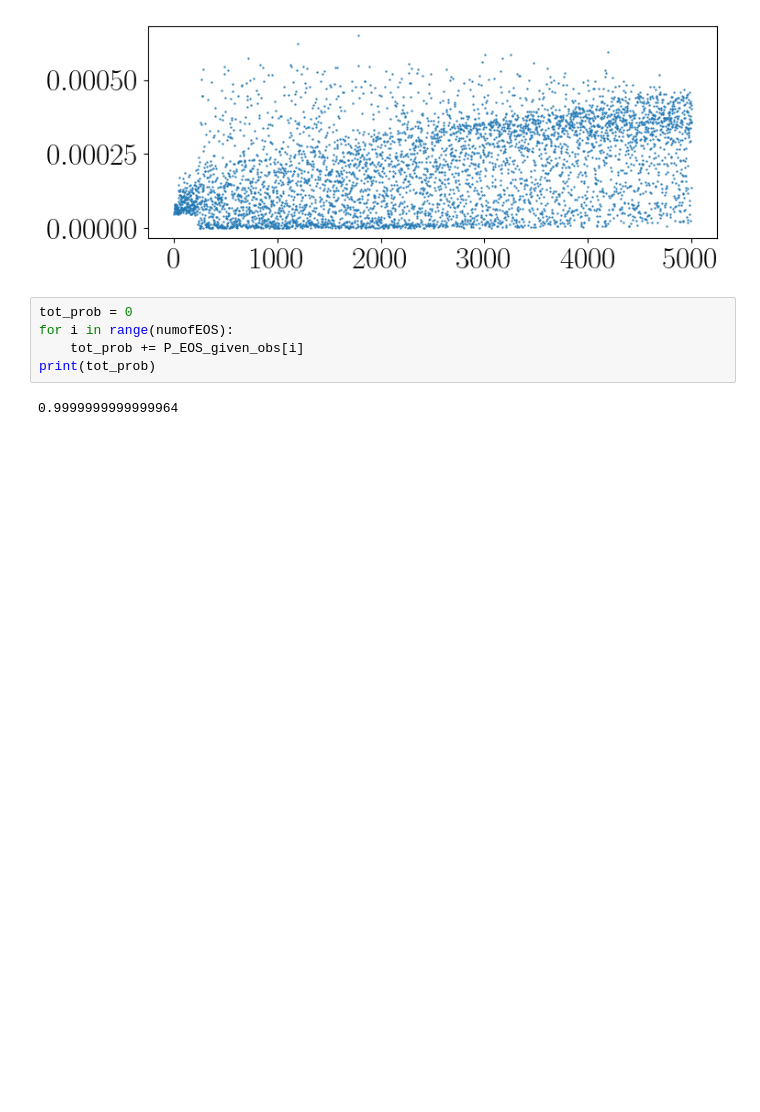
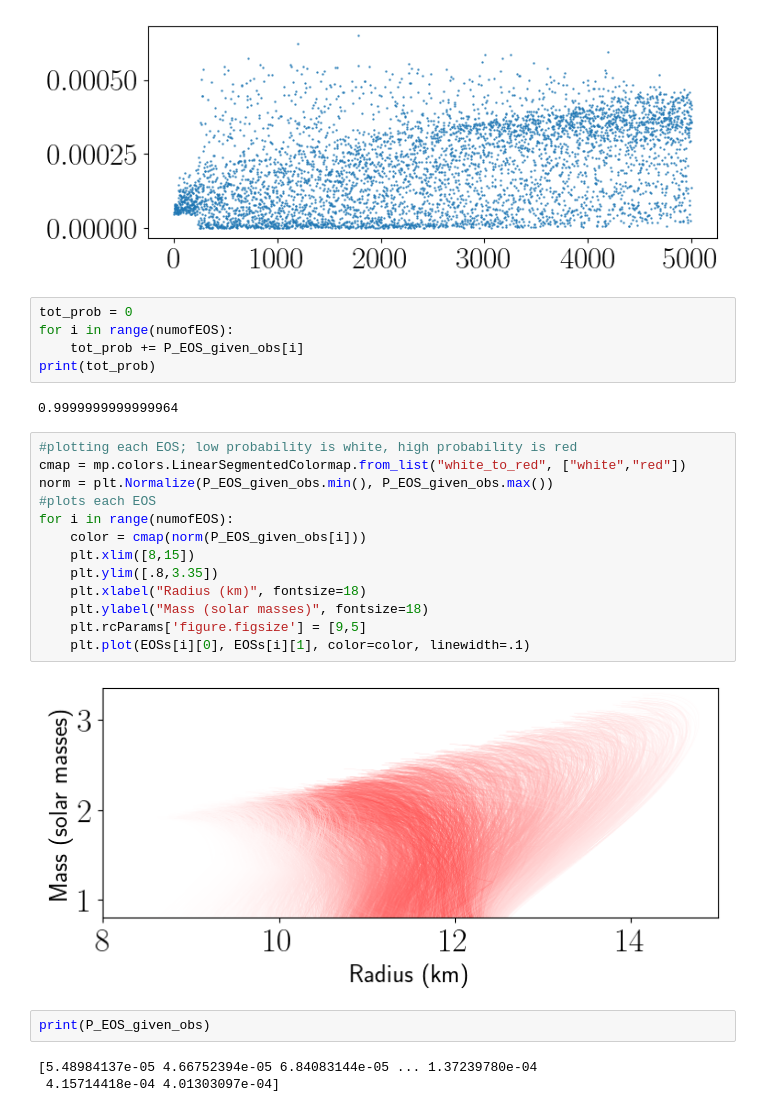
Before and after one commit to tatep0/Astroboy, a Jupyter notebook: Neutron Stars/EOS/2varGaussian.ipynb, the cells around one changed output. Saved outputs shown, nothing was run; the diff lists cells and outputs as text; blank space fills up the shorter version.

Commit message:
New plot of EOS colored by probability
More probable EOS are darker red in the final plot

```diff
--- a/Neutron Stars/EOS/2varGaussian.ipynb
+++ b/Neutron Stars/EOS/2varGaussian.ipynb
@@ -88,3 +89,23 @@ for i in range(numofEOS):
 print(tot_prob)
 # %% [output]
 0.9999999999999964
+# %%
+#plotting each EOS; low probability is white, high probability is red
+cmap = mp.colors.LinearSegmentedColormap.from_list("white_to_red", ["white","red"])
+norm = plt.Normalize(P_EOS_given_obs.min(), P_EOS_given_obs.max())
+#plots each EOS
+for i in range(numofEOS):
+    color = cmap(norm(P_EOS_given_obs[i]))
+    plt.xlim([8,15])
+    plt.ylim([.8,3.35])
+    plt.xlabel("Radius (km)", fontsize=18)
+    plt.ylabel("Mass (solar masses)", fontsize=18)
+    plt.rcParams['figure.figsize'] = [9,5]
+    plt.plot(EOSs[i][0], EOSs[i][1], color=color, linewidth=.1)
+# %% [output]
+[figure, added]
+# %%
+print(P_EOS_given_obs)
+# %% [output]
+[5.48984137e-05 4.66752394e-05 6.84083144e-05 ... 1.37239780e-04
+ 4.15714418e-04 4.01303097e-04]
```
Also changed, not shown: parts of 1 cell of this notebook.
